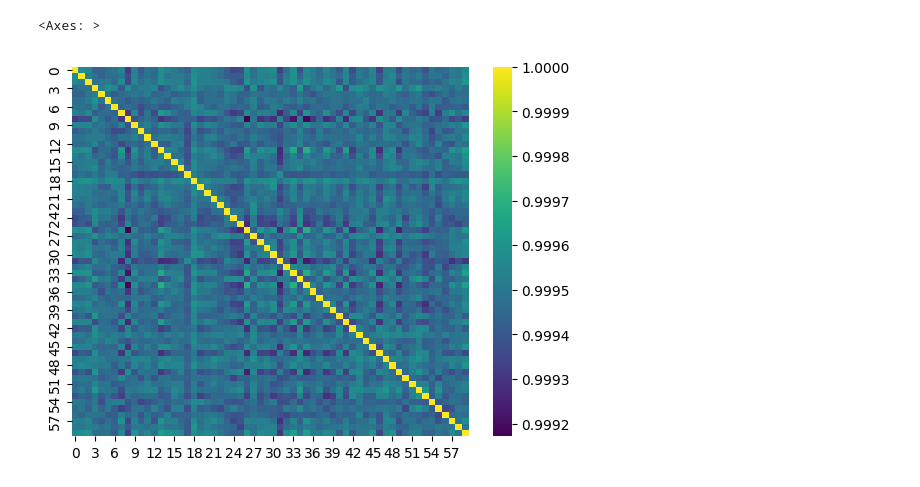
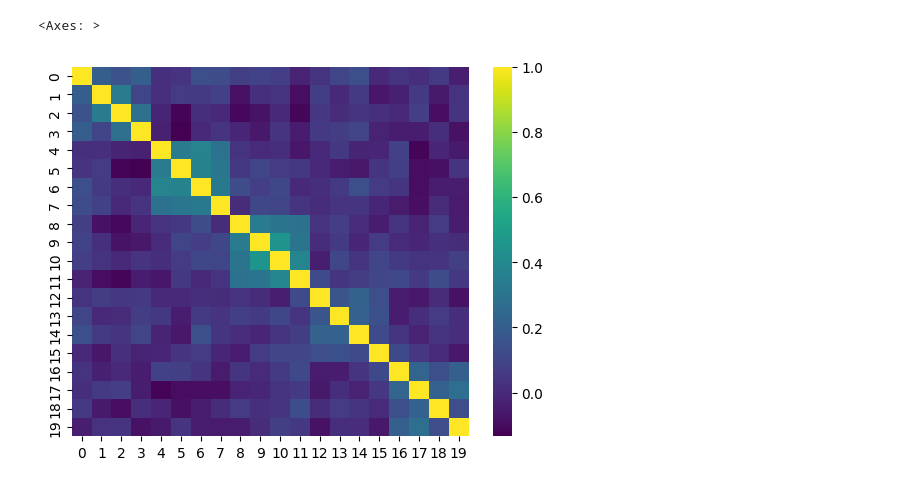
Before and after one commit to GabrielTalasso/FT_LLM_FL, a Jupyter notebook: activations.ipynb, the cells around one changed output. Drawn from its saved outputs; the diff is of its cells as text; code cells hidden in the pictures.

```diff
--- a/activations.ipynb
+++ b/activations.ipynb
@@ -11,38 +9,50 @@ import seaborn as sns
 # %%
 #configs
 os.environ["CUDA_VISIBLE_DEVICES"] = "1"
-path = 'output/alpaca-data-pt-br_300_fedavg_c60s2_i10_b16a1_l512_r8a16_20240911071731/clients_adapters'
+path = 'output/aya_dataset_200000_fedavg_c20s2_i10_b16a1_l512_r8a16_20240911152426/clients_adapters'
+#path = 'output/aya_dataset_200000_fedavg_c20s2_i10_b16a1_l512_r8a16_20240911093918/clients_adapters'
 DEVICE = 'cuda'
+n_clients = 20
 # %%
 def get_adapter(path, client, round = 50, layer = -1):
     adapter_path = path + f'/checkpoint-{round}_client{client}/adapter_model.bin' # Replace with your actual adapter checkpoint path
+    adapter_path_global = 'output/aya_dataset_200000_fedavg_c20s2_i10_b16a1_l512_r8a16_20240911152426/checkpoint-49/adapter_model.bin'
 
     # Load the adapter weights from the checkpoint
     adapter_state_dict = torch.load(adapter_path, map_location='cpu')
+    adapter_global = torch.load(adapter_path_global, map_location='cpu')
 
     # Access the adapter weights (as tensors)
     adapter_weights_A = [param for name, param in adapter_state_dict.items() if 'lora_A' in name]
     adapter_weights_B = [param for name, param in adapter_state_dict.items() if 'lora_B' in name]
 
-    adapter_weights_A = adapter_weights_A[-1]
-    adapter_weights_B = adapter_weights_B[-1]
+    adapter_weights_A_global = [param for name, param in adapter_global.items() if 'lora_A' in name]
+    adapter_weights_B_global = [param for name, param in adapter_global.items() if 'lora_B' in name]
+
+    # Subtract the global adapter weights from the client adapter weights
+
+    adapter_weights_A = adapter_weights_A[layer] - adapter_weights_A_global[layer]
+    adapter_weights_B = adapter_weights_B[layer] - adapter_weights_B_global[layer]
+
+    #adapter_weights_A = adapter_weights_A[layer]
+    #adapter_weights_B = adapter_weights_B[layer]
 
     #flatten
     adapter_weights_A = adapter_weights_A.flatten()
     adapter_weights_B = adapter_weights_B.flatten()
 
-    return adapter_weights_A, adapter_weights_B
+    return adapter_weights_A,  adapter_weights_B
 # %%
-similarity_A = np.zeros((60,60))
-similarity_B = np.zeros((60,60))
+similarity_A = np.zeros((n_clients,n_clients))
+similarity_B = np.zeros((n_clients,n_clients))
 
-for c1 in list(range(60)):
+for c1 in list(range(n_clients)):
     print(f'Calculating similarity for {c1}')
     adapter_weights_A_c1, adapter_weights_B_c1 = get_adapter(path, client = c1, round = 50, layer = -1)
     adapter_weights_A_c1 = adapter_weights_A_c1.cpu()
     adapter_weights_B_c1 = adapter_weights_B_c1.cpu()
 
-    for c2 in list(range(60)):
+    for c2 in list(range(n_clients)):
         adapter_weights_A_c2, adapter_weights_B_c2 = get_adapter(path, client = c2, round = 50, layer = -1)
         adapter_weights_A_c2 = adapter_weights_A_c2.cpu()
         adapter_weights_B_c2 = adapter_weights_B_c2.cpu()
@@ -74,5 +93,5 @@ Calculating similarity for 59
 # %%
-sns.heatmap(similarity_A, cmap='viridis')
+sns.heatmap(similarity_B, cmap='viridis')
 # %% [output]
 <Axes: >
-[figure, old version]
+[figure, new version]
```
Also changed, not shown: parts of 6 cells of this notebook, 7 other files.
